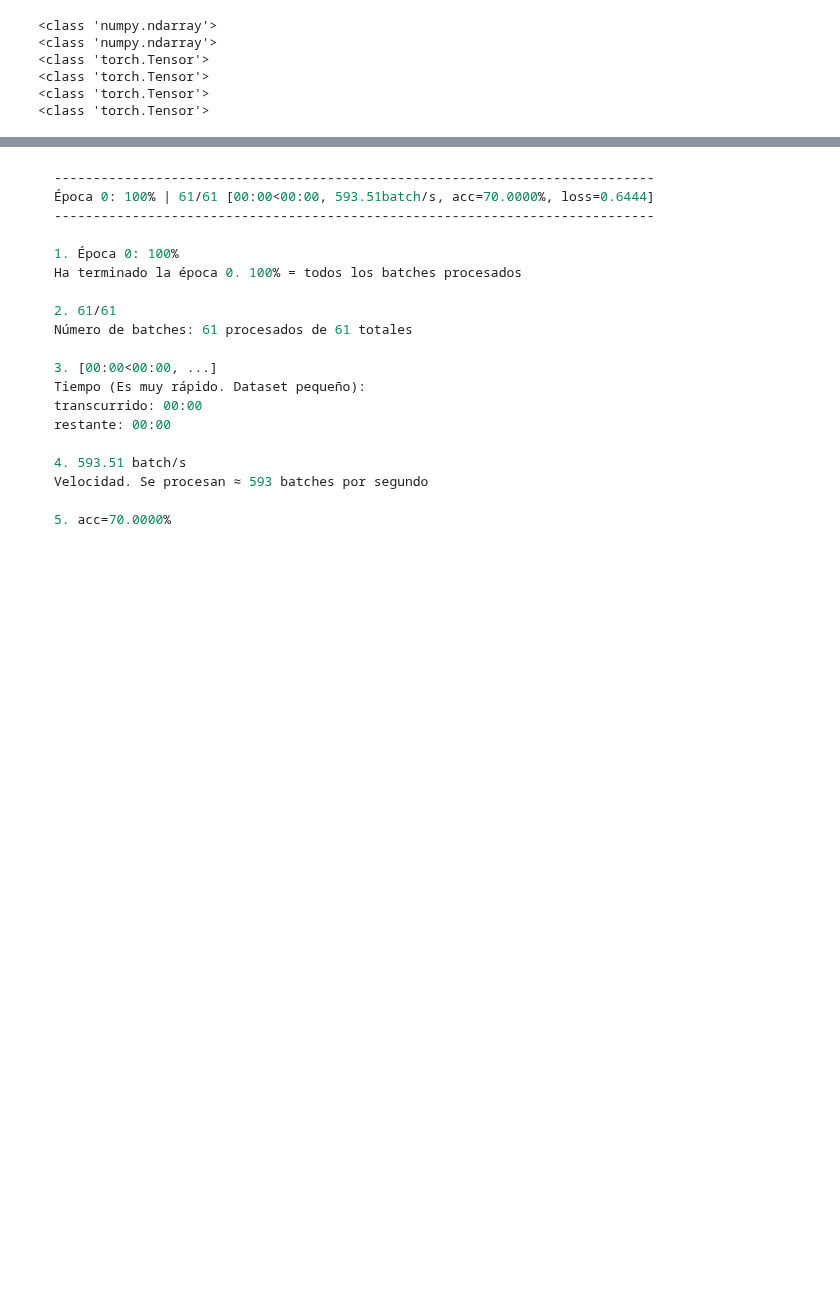
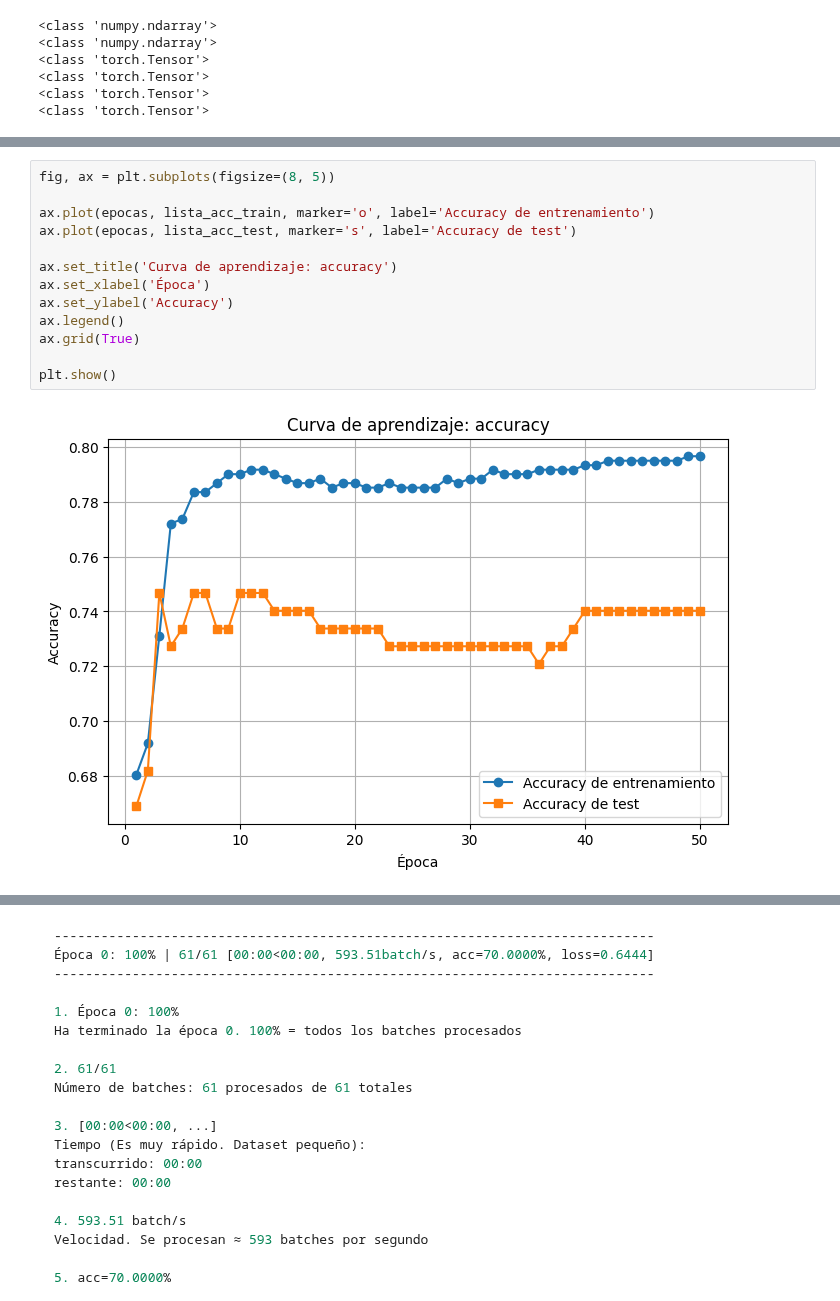
Before and after one commit to JavierPeraltaAzagra/Big-Data-e-IA, a Jupyter notebook: Sistemas de aprendizaje automático/RA5/pytorch/pytorch.ipynb, the cells around one changed output, grey strips where cells are left out. Drawn from its saved outputs; the diff is of its cells as text; blank space fills up the shorter version.

```diff
--- a/Sistemas de aprendizaje automático/RA5/pytorch/pytorch.ipynb
+++ b/Sistemas de aprendizaje automático/RA5/pytorch/pytorch.ipynb
@@ -980,0 +1122,15 @@ optimizador = optim.Adam(modelo.parameters(),
+# %%
+fig, ax = plt.subplots(figsize=(8, 5))
+
+ax.plot(epocas, lista_acc_train, marker='o', label='Accuracy de entrenamiento')
+ax.plot(epocas, lista_acc_test, marker='s', label='Accuracy de test')
+
+ax.set_title('Curva de aprendizaje: accuracy')
+ax.set_xlabel('Época')
+ax.set_ylabel('Accuracy')
+ax.legend()
+ax.grid(True)
+
+plt.show()
+# %% [output]
+[figure, added]
```
Also changed, not shown: parts of 15 cells of this notebook, 3 other files.
